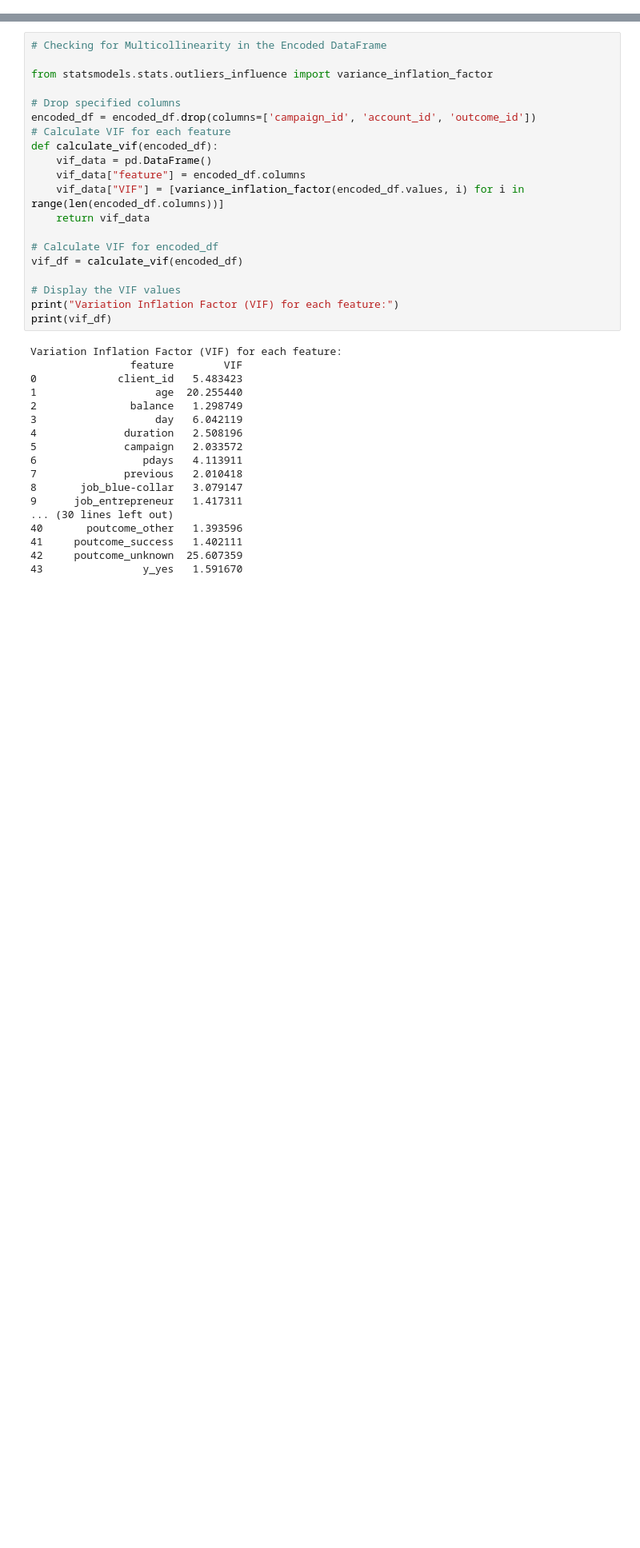
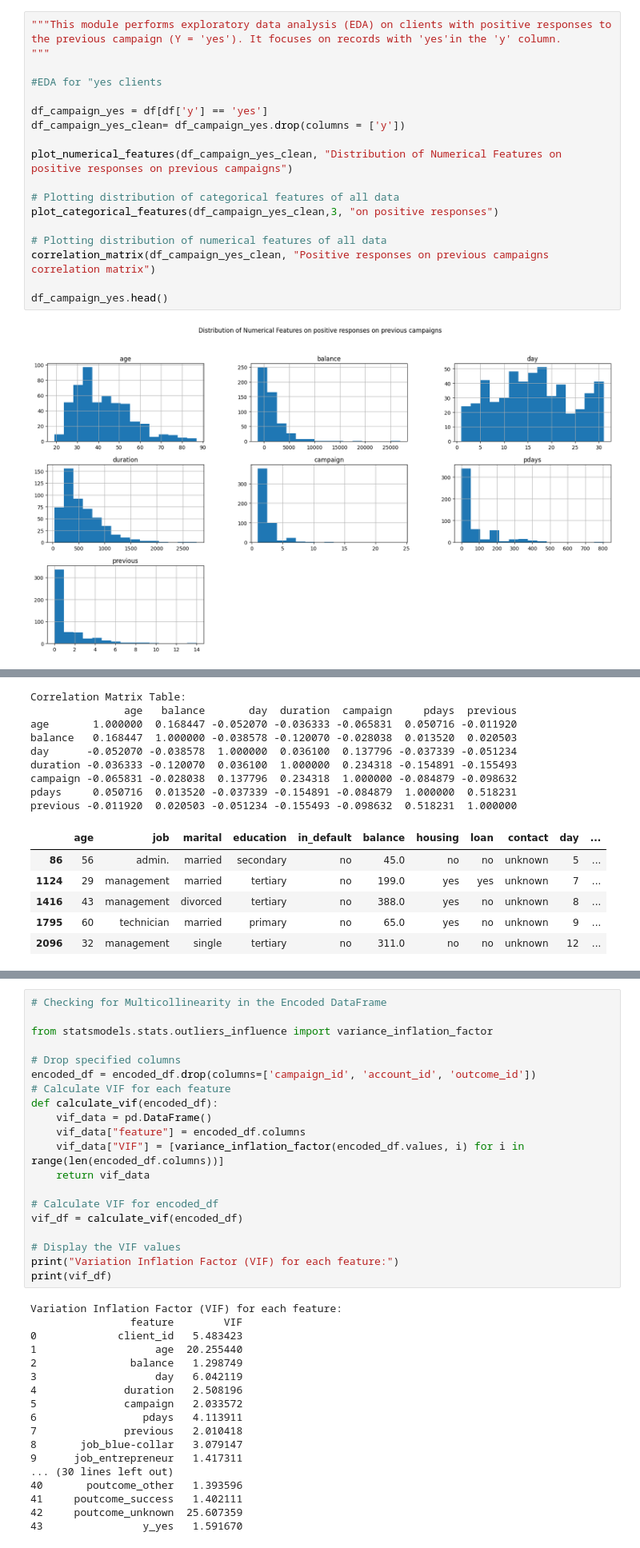
Before and after one commit to spyingcyclops/vijl, a Jupyter notebook: campaign.ipynb, the cells around one changed output, grey strips where cells are left out. Shown at 80% size. Saved outputs shown, nothing was run; the diff lists cells and outputs as text; blank space fills up the shorter version.

```diff
--- a/campaign.ipynb
+++ b/campaign.ipynb
@@ -93,3 +122,23 @@ duration -0.002367 -0.015950 -0.024629  1.000000 -0.068382  0.010380  0.018080
 campaign -0.005148 -0.009976  0.160706 -0.068382  1.000000 -0.093137 -0.067833
 pdays    -0.008894  0.009437 -0.094352  0.010380 -0.093137  1.000000  0.577562
 previous -0.003511  0.026196 -0.059114  0.018080 -0.067833  0.577562  1.000000
+# %%
+"""This module performs exploratory data analysis (EDA) on clients with positive responses to the previous campaign (Y = 'yes'). It focuses on records with 'yes'in the 'y' column.
+"""
+
+#EDA for "yes clients
+
+df_campaign_yes = df[df['y'] == 'yes']
+df_campaign_yes_clean= df_campaign_yes.drop(columns = ['y'])
+
+plot_numerical_features(df_campaign_yes_clean, "Distribution of Numerical Features on positive responses on previous campaigns")
+
+# Plotting distribution of categorical features of all data
+plot_categorical_features(df_campaign_yes_clean,3, "on positive responses")
+
+# Plotting distribution of numerical features of all data
+correlation_matrix(df_campaign_yes_clean, "Positive responses on previous campaigns correlation matrix")
+
+df_campaign_yes.head()
+# %% [output]
+[figure, added]
@@ -95,0 +147,15 @@ previous -0.003511  0.026196 -0.059114  0.018080 -0.067833  0.577562  1.000000
+Correlation Matrix Table:
+               age   balance       day  duration  campaign     pdays  previous
+age       1.000000  0.168447 -0.052070 -0.036333 -0.065831  0.050716 -0.011920
+balance   0.168447  1.000000 -0.038578 -0.120070 -0.028038  0.013520  0.020503
+day      -0.052070 -0.038578  1.000000  0.036100  0.137796 -0.037339 -0.051234
+duration -0.036333 -0.120070  0.036100  1.000000  0.234318 -0.154891 -0.155493
+campaign -0.065831 -0.028038  0.137796  0.234318  1.000000 -0.084879 -0.098632
+pdays     0.050716  0.013520 -0.037339 -0.154891 -0.084879  1.000000  0.518231
+previous -0.011920  0.020503 -0.051234 -0.155493 -0.098632  0.518231  1.000000
+|  | age | job | marital | education | in_default | balance | housing | loan | contact | day | ... |
+| 86 | 56 | admin. | married | secondary | no | 45.0 | no | no | unknown | 5 | ... |
+| 1124 | 29 | management | married | tertiary | no | 199.0 | yes | yes | unknown | 7 | ... |
+| 1416 | 43 | management | divorced | tertiary | no | 388.0 | yes | no | unknown | 8 | ... |
+| 1795 | 60 | technician | married | primary | no | 65.0 | yes | no | unknown | 9 | ... |
+| 2096 | 32 | management | single | tertiary | no | 311.0 | no | no | unknown | 12 | ... |
```
Also changed, not shown: parts of 4 cells of this notebook.
